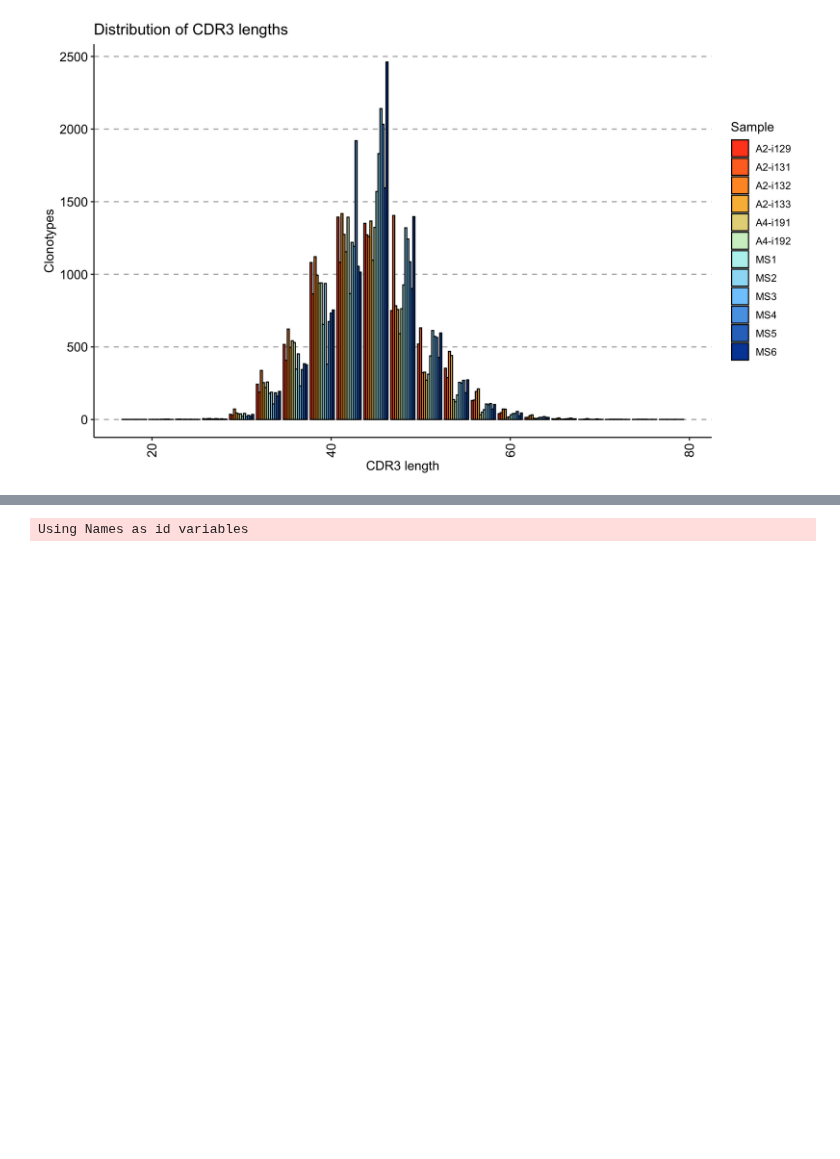
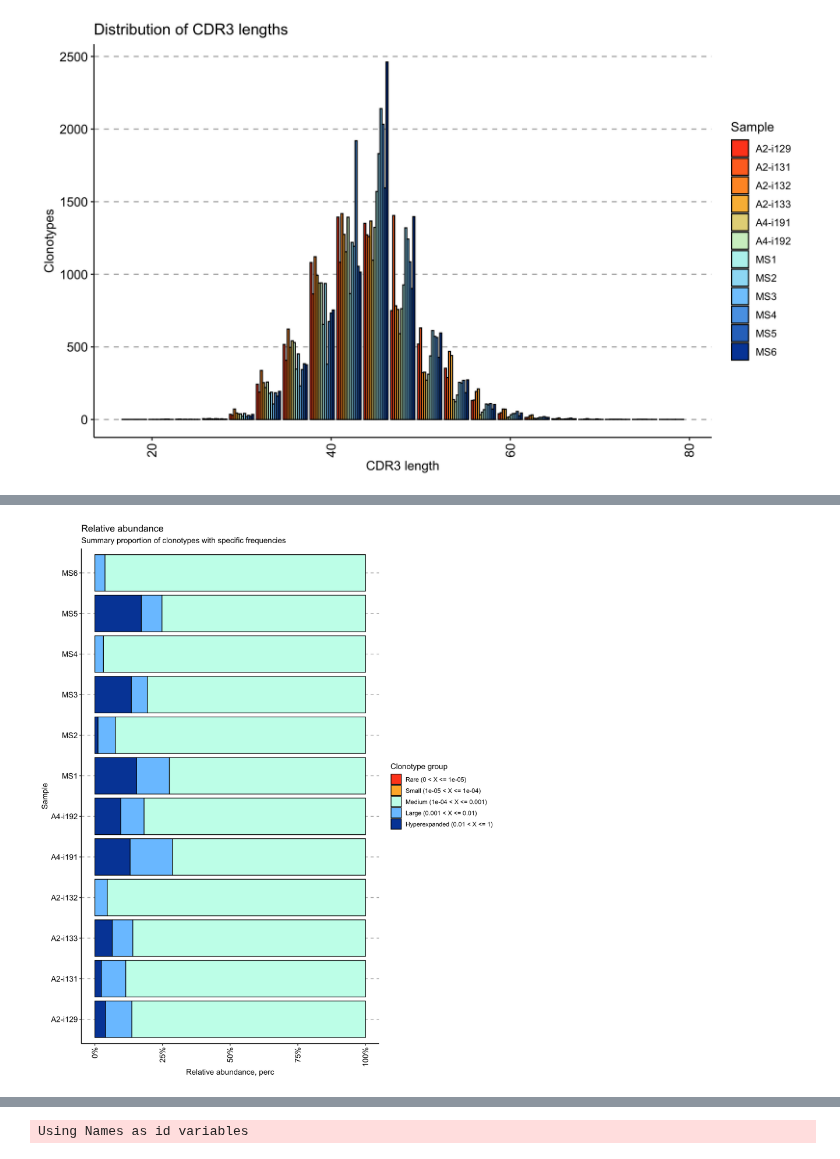
Before and after one commit to ucsffrancislab/genomics, a Jupyter notebook: data/immunarch_demo.ipynb, the cells around one changed output, grey strips where cells are left out. Saved outputs shown, nothing was run; the diff lists cells and outputs as text; code cells hidden in the pictures; blank space fills up the shorter version.

```diff
--- a/data/immunarch_demo.ipynb
+++ b/data/immunarch_demo.ipynb
@@ -36,0 +47,5 @@ repClonality(immdata$data, "homeo") %>% vis()
+# %%
+options(repr.plot.width = 10, repr.plot.height = 12, repr.plot.res = 250)
+repClonality(immdata$data, "homeo") %>% vis() + coord_flip()
+# %% [output]
+[figure, added]
```
Also changed, not shown: parts of 5 cells of this notebook.
